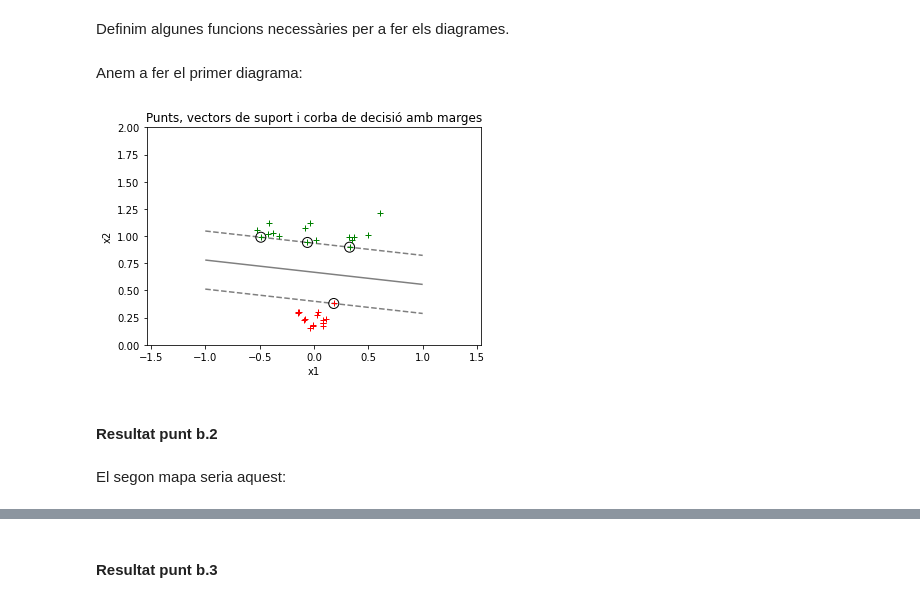
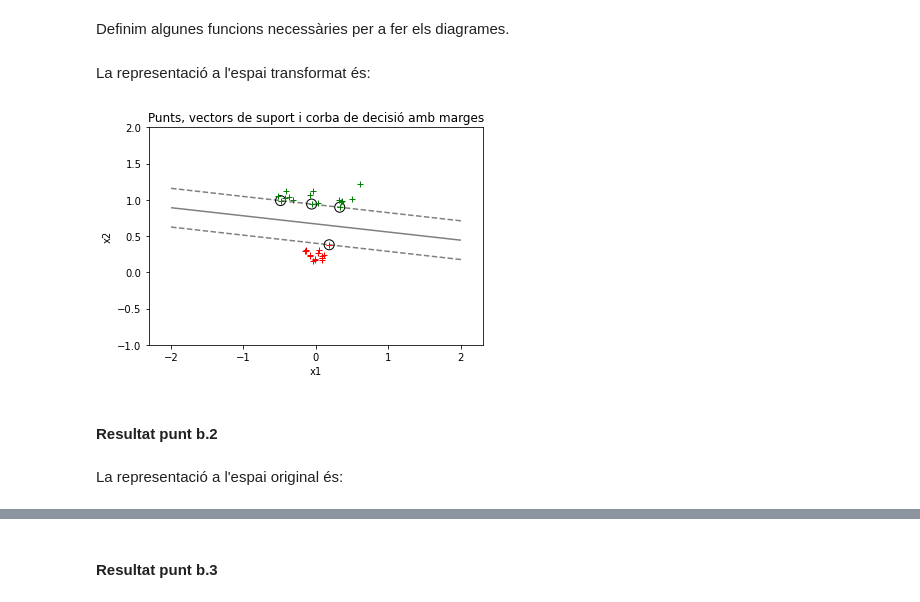
Before and after one commit to llublad/MUSI-AA, a Jupyter notebook: musi-aa-modulo2/handout_2/BERNAT_LADARIA_LLUIS_Problem_2.ipynb, the cells around one changed output, grey strips where cells are left out. Saved outputs shown, nothing was run; the diff lists cells and outputs as text; code cells hidden in the pictures.

```diff
--- a/musi-aa-modulo2/handout_2/BERNAT_LADARIA_LLUIS_Problem_2.ipynb
+++ b/musi-aa-modulo2/handout_2/BERNAT_LADARIA_LLUIS_Problem_2.ipynb
@@ -391,8 +375,8 @@ w_trans
 # %% [output]
 array([-0.41958002, -3.74373229])
 # %%
-w0_trans = get_w0(lm, y, X_trans)
-w0_trans
+w0 = get_w0(lm, y, phi(X))
+w0
 # %% [output]
 array([2.4990093])
 # %% [markdown]
@@ -402,7 +386,7 @@ Per tant la funció de decisió a l'espai transformat serà:
 
 def g1(x):
 
-    return g_func(x, w_trans, w0_trans)
+    return g_func(x, w, w0)
 # %% [markdown]
 La provam i aprofitam la nostra funció `epsilize` per arrodonir
 el valor dels punts que cauen a prop del llindar de decisió.
@@ -567,7 +554,7 @@ import numpy as np
 import matplotlib.pyplot as plt
 
 def plot_scatter_contour(X: np.ndarray, y: np.ndarray, sv: list,
-                         g_func):
+                         g_func, margin_level:float=1.):
 
     # plot samples, highlighting some of them
 
@@ -592,7 +579,9 @@ def plot_scatter_contour(X: np.ndarray, y: np.ndarray, sv: list,
     ##
     ax = plt.gca()
     ax.contour(XX, YY, Z.reshape(XX.shape),
-               colors='k',levels=[-1, 0, 1],alpha=0.5,linestyles=['--', '-', '--'])
+               colors='k',
+               levels=[-margin_level, 0, margin_level],
+               alpha=0.5,linestyles=['--', '-', '--'])
 
     ## dibuixam els punts per cada classe
     ##
@@ -706,15 +695,15 @@ def plot_map_plane(X: np.ndarray, y: np.ndarray, sv: list,
 
     return
 # %% [markdown]
-Anem a fer el primer diagrama:
+La representació a l'espai transformat és:
-# %%
-plot_scatter_contour(X_trans, y, sv_index, g1)
-# %% [output]
-[figure, removed]
+# %%
+plot_scatter_contour(phi(X), y, sv_index, g1)
+# %% [output]
+[figure, added]
 # %% [markdown]
 #### Resultat punt b.2
 # %% [markdown]
-El segon mapa seria aquest:
+La representació a l'espai original és:
 # %%
 plot_scatter_contour(X, y, sv_index, g2)
 # %% [output]
```
Also changed, not shown: parts of 77 cells of this notebook.
